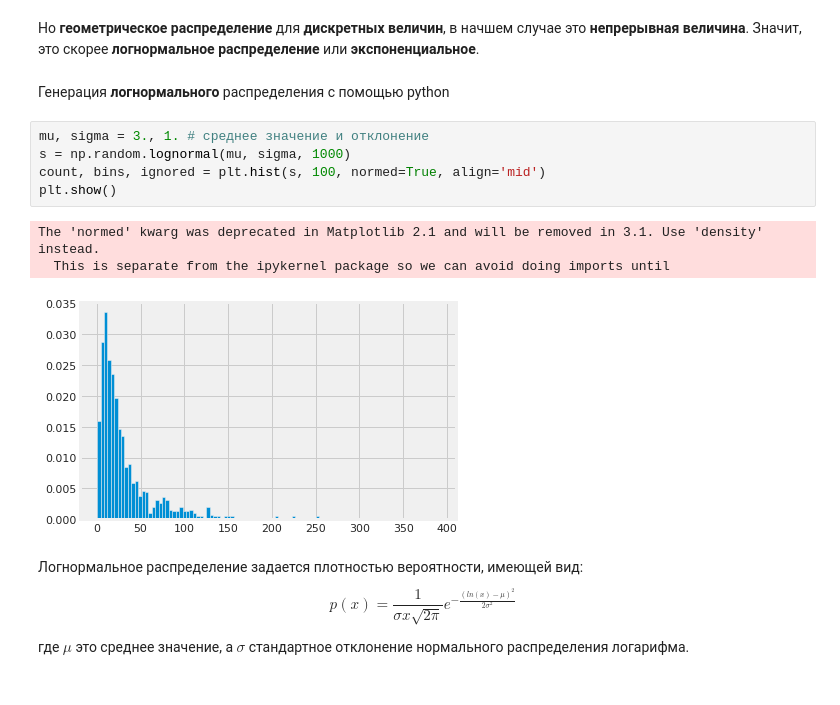
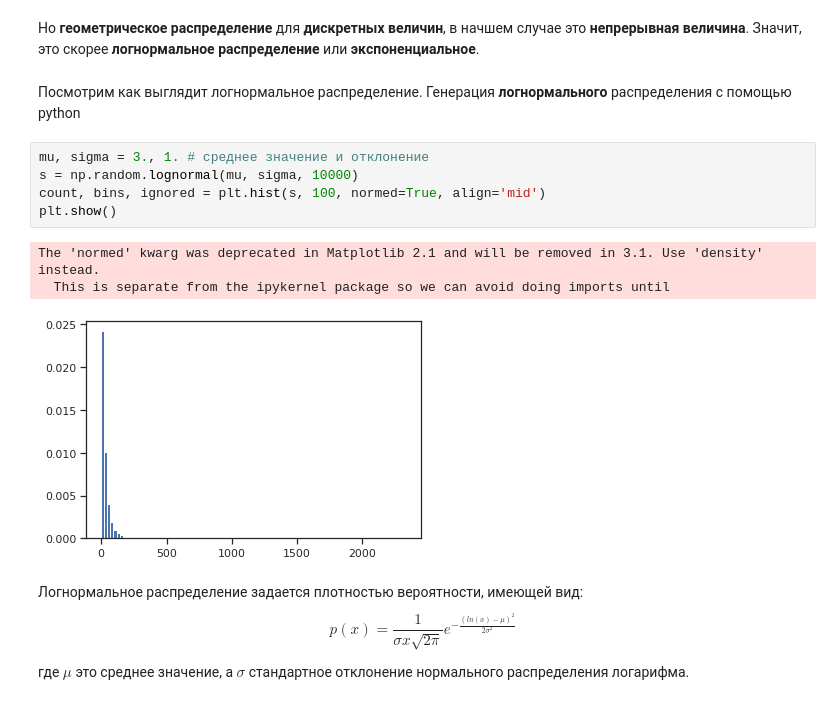
Before and after one commit to yustinaivanova/netology_statistics_february_20, a Jupyter notebook: lecture_2.ipynb, the cells around one changed output. Drawn from its saved outputs; the diff is of its cells as text.

```diff
--- a/lecture_2.ipynb
+++ b/lecture_2.ipynb
@@ -535,16 +424,16 @@ plt.show()
 # %% [markdown]
 Но **геометрическое распределение** для **дискретных величин**, в начшем случае это **непрерывная величина**. Значит, это скорее **логнормальное распределение** или **экспоненциальное**.
 # %% [markdown]
-Генерация **логнормального** распределения с помощью python
+Посмотрим как выглядит логнормальное распределение. Генерация **логнормального** распределения с помощью python
 # %%
 mu, sigma = 3., 1. # среднее значение и отклонение
-s = np.random.lognormal(mu, sigma, 1000)
+s = np.random.lognormal(mu, sigma, 10000)
 count, bins, ignored = plt.hist(s, 100, normed=True, align='mid')
 plt.show()
 # %% [output]
 The 'normed' kwarg was deprecated in Matplotlib 2.1 and will be removed in 3.1. Use 'density' instead.
   This is separate from the ipykernel package so we can avoid doing imports until
-[figure, old version]
+[figure, new version]
 # %% [markdown]
 Логнормальное распределение задается плотностью вероятности, имеющей вид:
 $$p(x)=\frac{1}{\sigma x\sqrt{2\pi }}e^{-\frac{(ln(x)-\mu )^{2}}{2\sigma^{2}}}$$
```
Also changed, not shown: parts of 83 cells of this notebook, 1 other file.
